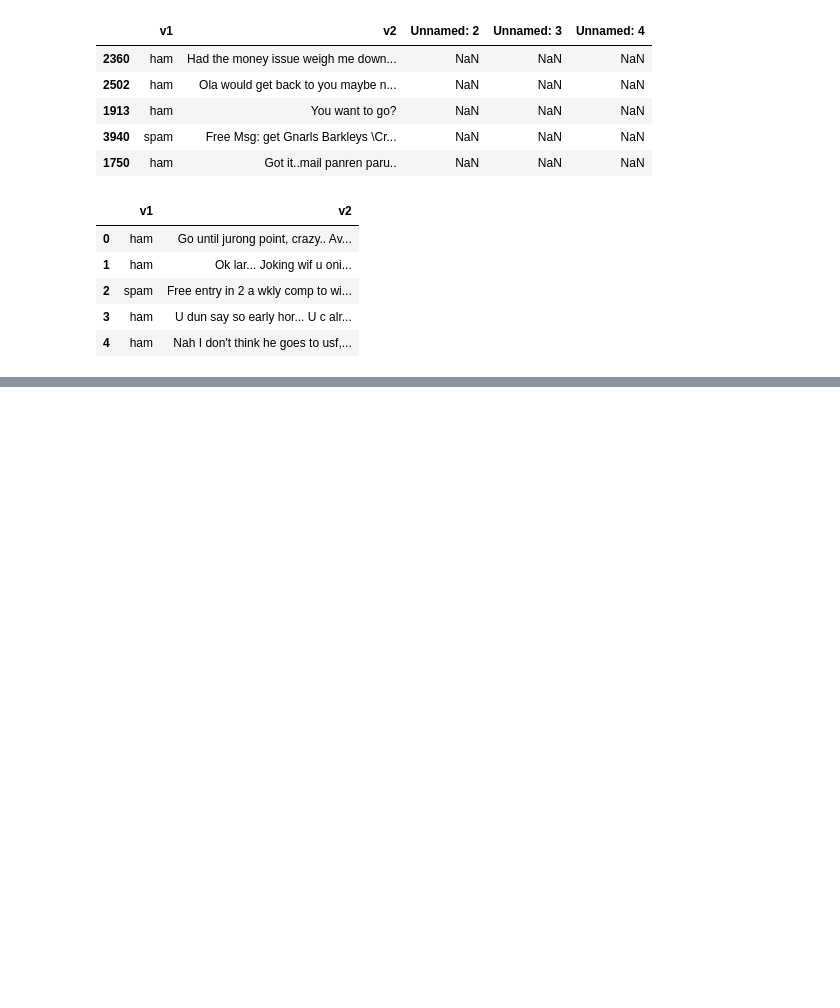
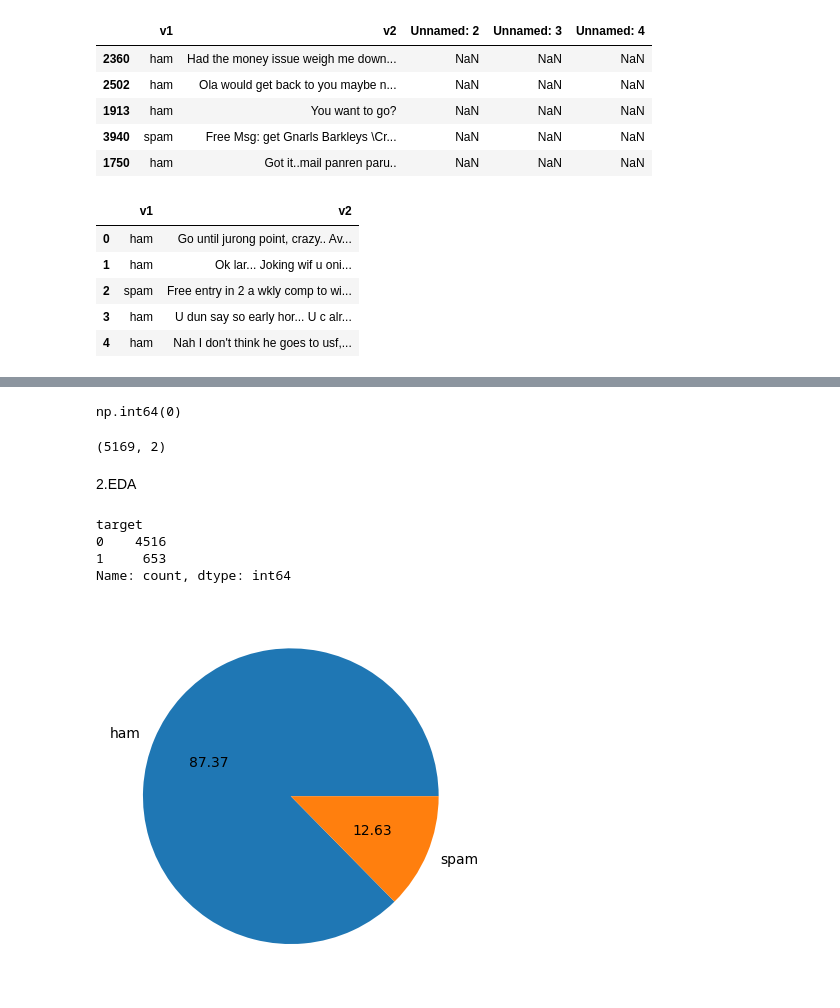
Before and after one commit to ahmadab7447/Email-Spam-Classifier, a Jupyter notebook: spam-detection.ipynb, the cells around one changed output, grey strips where cells are left out. Drawn from its saved outputs; the diff is of its cells as text; code cells hidden in the pictures; blank space fills up the shorter version.

```diff
--- a/spam-detection.ipynb
+++ b/spam-detection.ipynb
@@ -74,0 +82,5 @@ df.sample(5)
+# %%
+from sklearn.preprocessing import LabelEncoder
+encoder = LabelEncoder()
+# %%
+df['target'] = encoder.fit_transform(df['target'])
@@ -74,0 +108,26 @@ df.sample(5)
+# %%
+# remove duplicates
+df = df.drop_duplicates(keep='first') # keep first occurrence
+# %%
+df.duplicated().sum()
+# %% [output]
+np.int64(0)
+# %%
+df.shape
+# %% [output]
+(5169, 2)
+# %% [markdown]
+2.EDA
+# %%
+df['target'].value_counts()
+# %% [output]
+target
+0    4516
+1     653
+Name: count, dtype: int64
+# %%
+import matplotlib.pyplot as plt
+plt.pie(df['target'].value_counts(), labels=['ham','spam'],autopct="%0.2f")
+plt.show()
+# %% [output]
+[figure, added]
```
Also changed, not shown: parts of 45 cells of this notebook, 1 other file.
